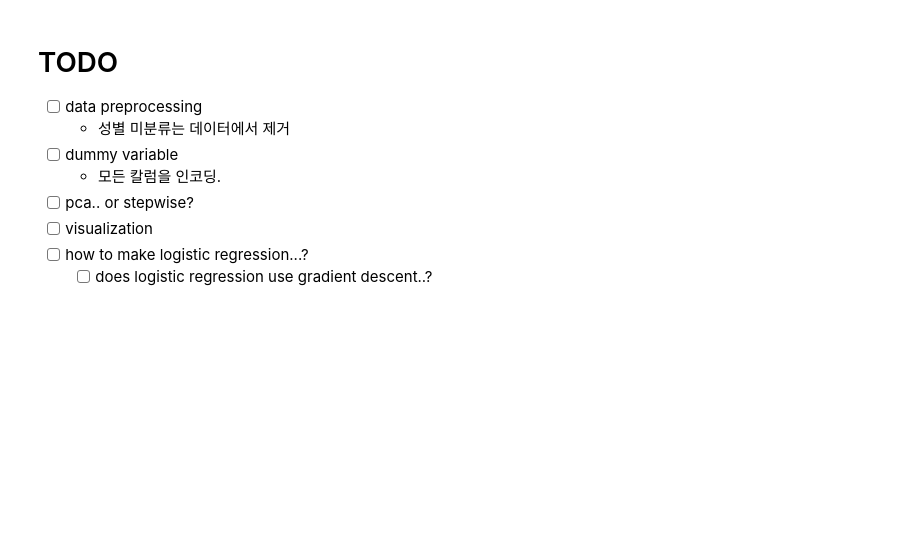
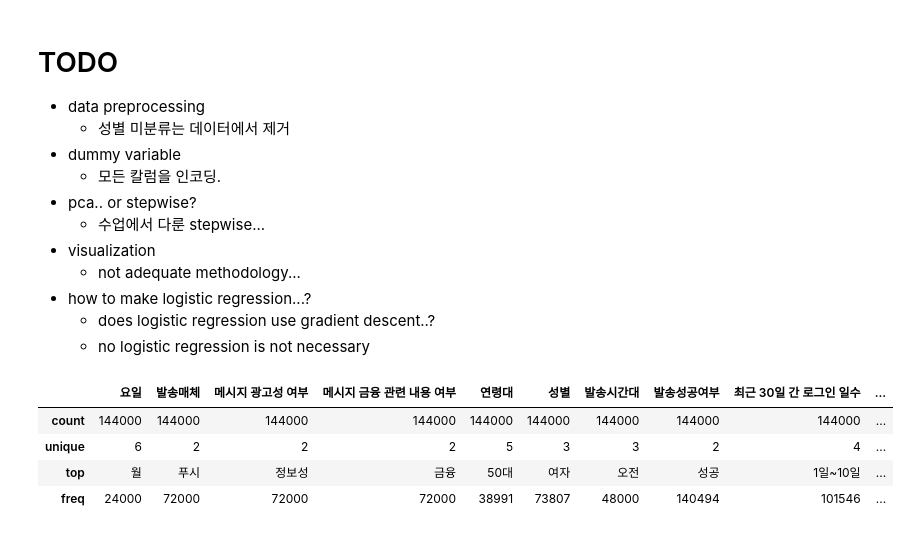
Before and after one commit to jinho222/hma-take-home-exam, a Jupyter notebook: main.ipynb, the cells around one changed output. Drawn from its saved outputs; the diff is of its cells as text; code cells hidden in the pictures; blank space fills up the shorter version.

```diff
--- a/main.ipynb
+++ b/main.ipynb
@@ -1,13 +1,16 @@
 # %% [markdown]
 # TODO
-- [ ] data preprocessing
+- data preprocessing
     - 성별 미분류는 데이터에서 제거
-- [ ] dummy variable
+- dummy variable
     - 모든 칼럼을 인코딩.
-- [ ] pca.. or stepwise?
-- [ ] visualization
-- [ ] how to make logistic regression...?
-    - [ ] does logistic regression use gradient descent..?
+- pca.. or stepwise?
+    - 수업에서 다룬 stepwise...
+- visualization
+    - not adequate methodology...
+- how to make logistic regression...?
+    - does logistic regression use gradient descent..?
+    - no logistic regression is not necessary
 # %%
 import pandas as pd
 import numpy as np
@@ -30,6 +30,13 @@ plt.rcParams['font.family'] = 'NanumGothic'
 # %%
 raw_data = pd.read_excel('./HMA_rawdata.xlsx', engine='openpyxl', sheet_name=['raw_data'])
 raw_data = raw_data['raw_data']
+raw_data.describe()
+# %% [output]
+|  | 요일 | 발송매체 | 메시지 광고성 여부 | 메시지 금융 관련 내용 여부 | 연령대 | 성별 | 발송시간대 | 발송성공여부 | 최근 30일 간 로그인 일수 | ... |
+| count | 144000 | 144000 | 144000 | 144000 | 144000 | 144000 | 144000 | 144000 | 144000 | ... |
+| unique | 6 | 2 | 2 | 2 | 5 | 3 | 3 | 2 | 4 | ... |
+| top | 월 | 푸시 | 정보성 | 금융 | 50대 | 여자 | 오전 | 성공 | 1일~10일 | ... |
+| freq | 24000 | 72000 | 72000 | 72000 | 38991 | 73807 | 48000 | 140494 | 101546 | ... |
 # %%
 # columns
 DAY = '요일'
```
Also changed, not shown: parts of 9 cells of this notebook, 1 other file.
